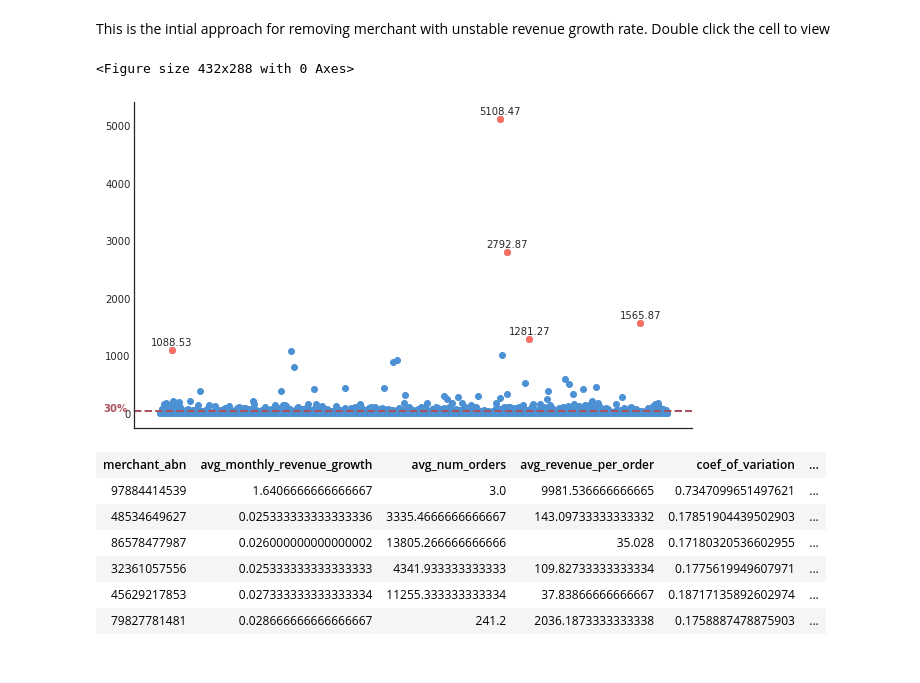
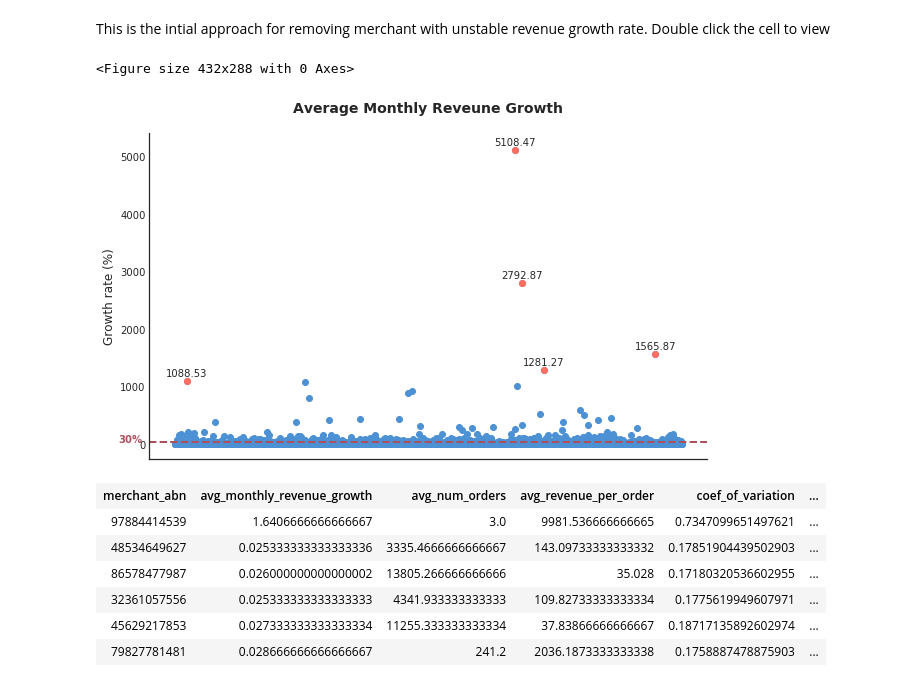
Before and after one commit to MAST30034-AppliedDataScience/project-2-group-buy-now-pay-later-industry-project-9, a Jupyter notebook: notebooks/4.1b_ranking_model_v2.ipynb, the cells around one changed output. Drawn from its saved outputs; the diff is of its cells as text; code cells hidden in the pictures.

```diff
--- a/notebooks/4.1b_ranking_model_v2.ipynb
+++ b/notebooks/4.1b_ranking_model_v2.ipynb
@@ -234,30 +246,33 @@ merchant_ranking_metrics = merchant_ranking_metrics.filter((lower_bound <= F.col
 # %%
 growth_df = merchant_latest_revenue.select("merchant_abn", "avg_monthly_revenue_growth").toPandas()
 
 # Scatter plot: Merchants vs Growth Rate
 df_sorted = growth_df.sort_values(by='avg_monthly_revenue_growth', ascending=False)
 top_5 = df_sorted.head(5)
 
 plt.style.use('seaborn-white')
 plt.figure(facecolor='#FDFDFD')
 plt.figure(figsize=(10, 6))
 
 plt.scatter(growth_df['merchant_abn'], growth_df['avg_monthly_revenue_growth'] * 100, color='#4C91D4', label='All Merchants') # Plot all merchants
 plt.scatter(top_5['merchant_abn'], top_5['avg_monthly_revenue_growth']* 100, color='#FF6F61', label='Top 5 Merchants') # Highlight the top 5 merchants with red color
 plt.axhline(30, color='#AD505E', linestyle='dashed', linewidth=2)
 plt.text(10, 30, "30%", color='#AD505E',  fontweight= 'bold')
 plt.gca().spines['top'].set_visible(False)
 plt.gca().spines['right'].set_visible(False)
 
 for i, row in top_5.iterrows():
     plt.annotate(f"{round(row['avg_monthly_revenue_growth'] *100,2)}", (row['merchant_abn'], row['avg_monthly_revenue_growth']*100), textcoords="offset points", xytext=(0,5), ha='center')
 
 # Add labels and title
 plt.xticks([])
-plt.savefig(f"../plots/growth_rate", transparent = True)
+plt.title("Average Monthly Reveune Growth", fontweight = 'bold', fontsize=14, pad=20)
+plt.ylabel("Growth rate (%)", fontsize = 12)
+# plt.savefig(f"../plots/growth_rate", transparent = True)
+plt.savefig(f"../plots/growth_rate_v2", transparent = False)
 # %% [output]
 <Figure size 432x288 with 0 Axes>
-[figure, old version]
+[figure, new version]
 # %%
 merchant_ranking_metrics.orderBy("risk_adjusted_epv", ascending = False).limit(10)
 # %% [output]
```
Also changed, not shown: parts of 4 cells of this notebook, 5 other files.
